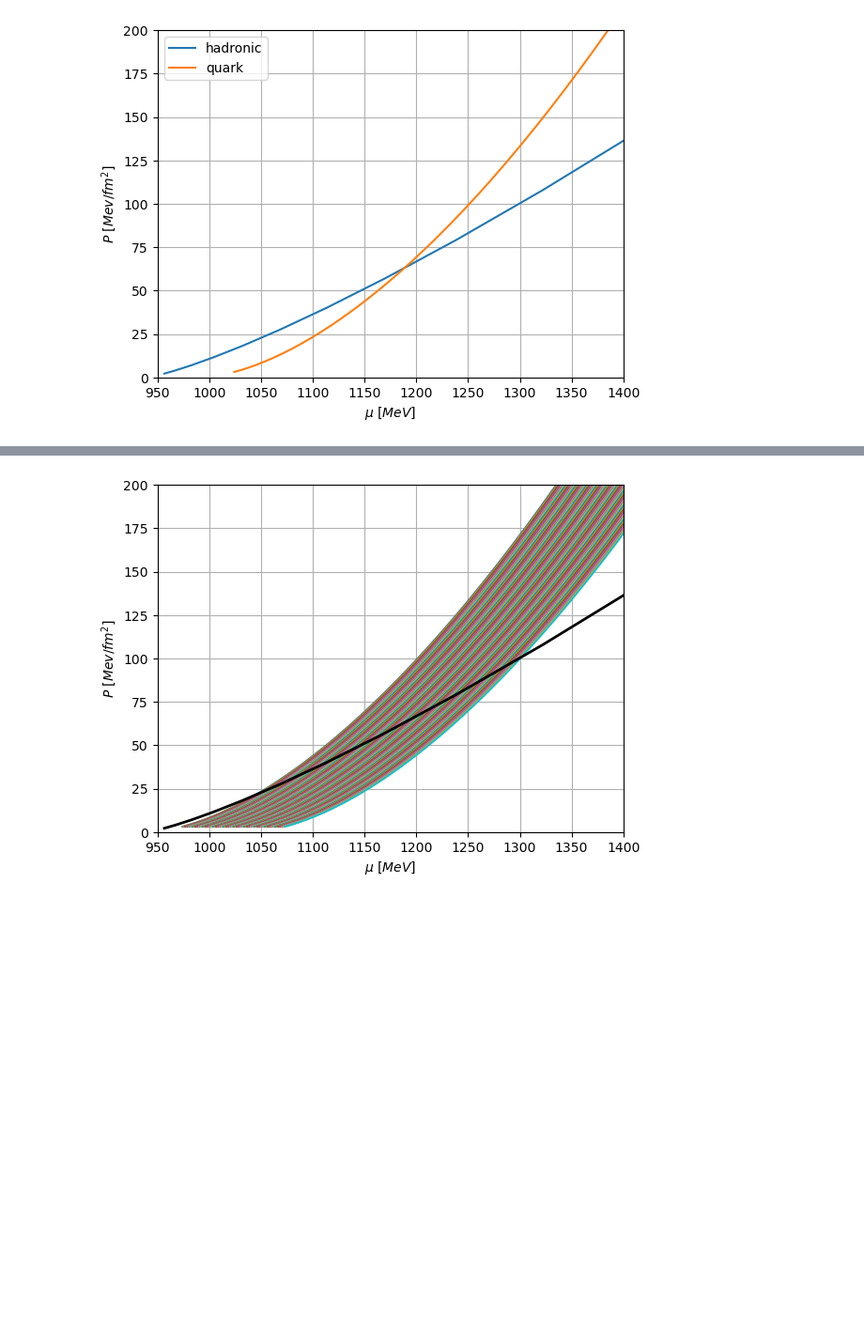
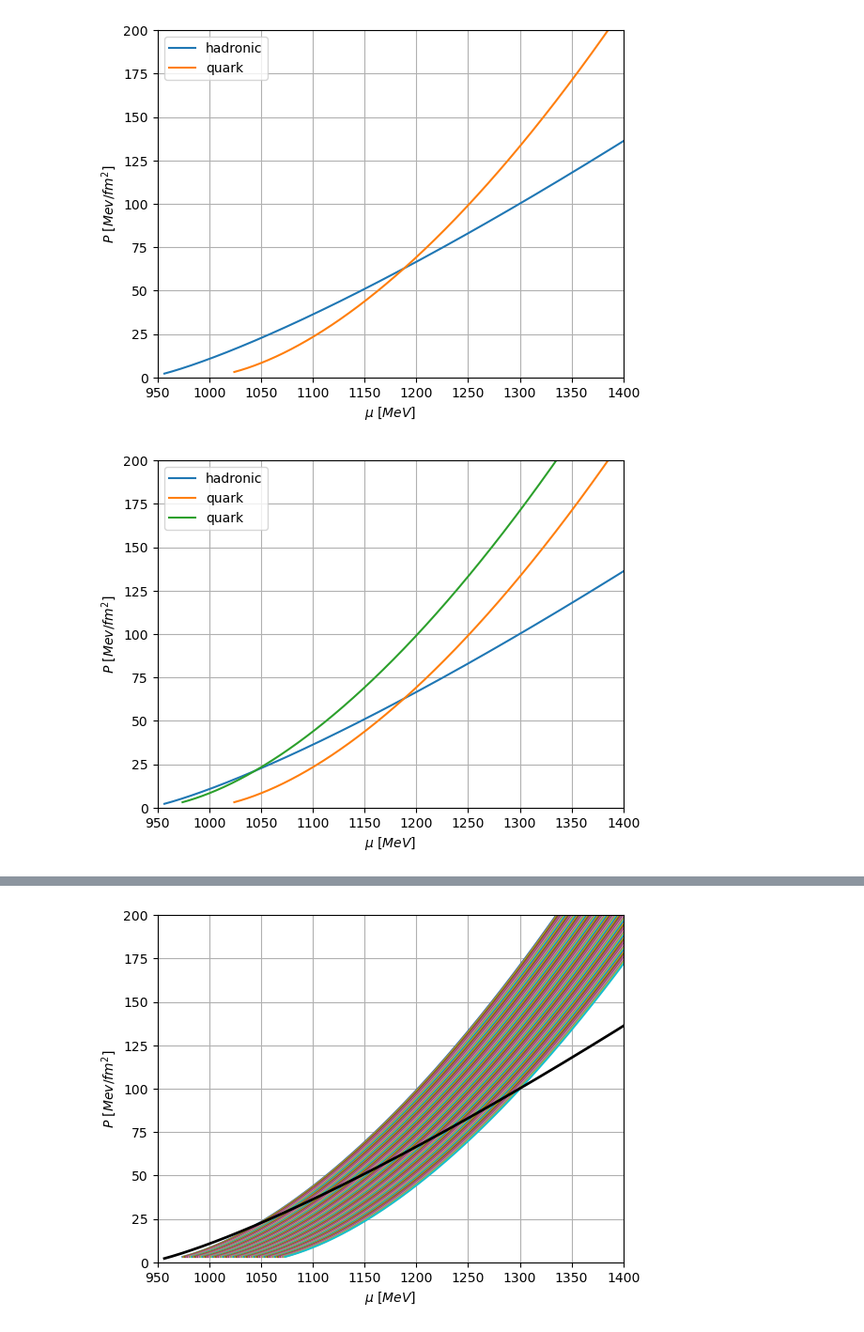
Before and after one commit to katta626/Phase_Transition, a Jupyter notebook: code/Quadraticfit/Eos_Different_mu.ipynb, the cells around one changed output, grey strips where cells are left out. Shown at 94% size. Cells and saved outputs as stored; diff of their text form; code cells hidden in the pictures; blank space fills up the shorter version.

```diff
--- a/code/Quadraticfit/Eos_Different_mu.ipynb
+++ b/code/Quadraticfit/Eos_Different_mu.ipynb
@@ -59,0 +61,13 @@ plt.grid()
+# %%
+plt.plot(mu_had, p_had, label = "hadronic")
+plt.plot(mu_quark, p_quark, label = "quark")
+plt.plot(mu_quark_0, p_quark, label = "quark")
+
+plt.xlim([950,1400])
+plt.ylim([0,200])
+plt.xlabel(r"$\mu \ [MeV]$")
+plt.ylabel(r"$P \ [Mev/fm^2]$")
+plt.legend()
+plt.grid()
+# %% [output]
+[figure, added]
```
Also changed, not shown: parts of 21 cells of this notebook, 27 other files.
